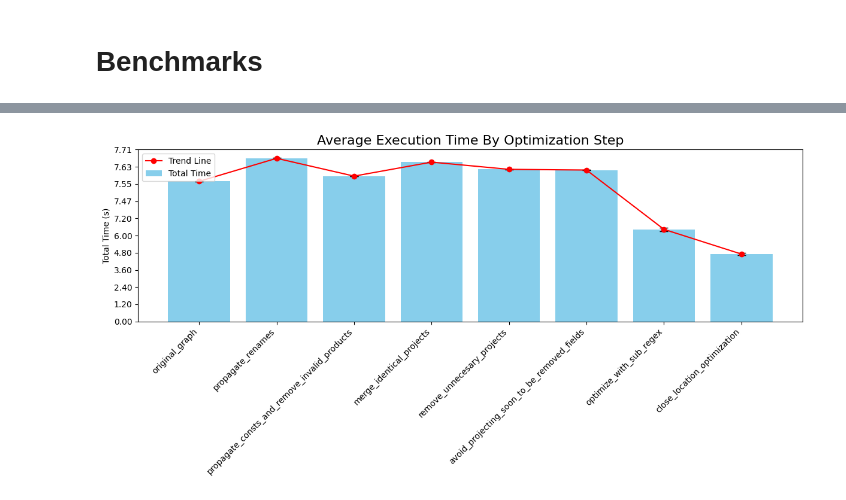
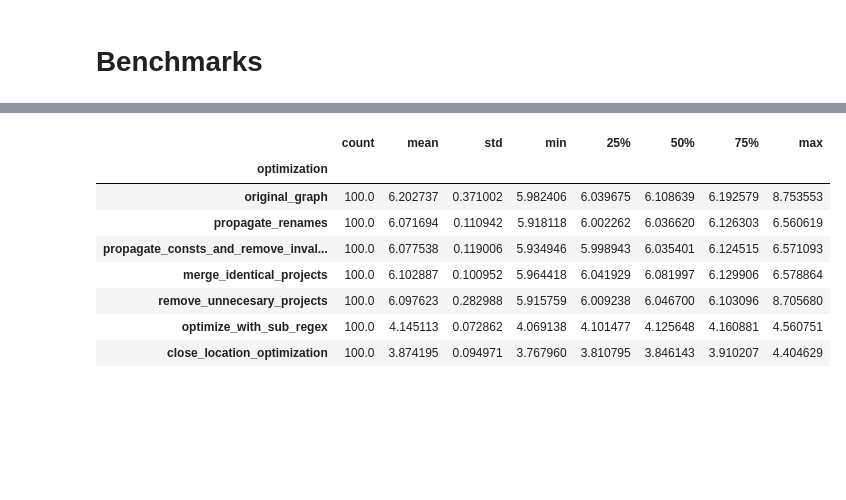
Before and after one commit to DeanLight/graph_rewrite, a Jupyter notebook: tutorials/00_engine.ipynb, the cells around one changed output, grey strips where cells are left out. Saved outputs shown, nothing was run; the diff lists cells and outputs as text; code cells hidden in the pictures; blank space fills up the shorter version.

```diff
--- a/tutorials/00_engine.ipynb
+++ b/tutorials/00_engine.ipynb
@@ -680,7 +721,7 @@ def profile_optimizations(graph,before_opts,after_opts, benchmark=False):
 
         a_res, a_profile_data = compute_node(optimized_graph, optimized_root)
 
-        assert b_res.sort_values('sms_id', inplace=True) == a_res.sort_values('sms_id', inplace=True)
+        assert a_res.sort_values('sms_id').reset_index(drop=True).equals(b_res.sort_values('sms_id').reset_index(drop=True))
 
         print('unoptimized:')
         print(pd.DataFrame(b_profile_data).T)
@@ -693,7 +734,8 @@ def profile_optimizations(graph,before_opts,after_opts, benchmark=False):
     # If benchmark=True, process each optimization step-by-step
     current_graph = graph
     optimization_dfs = []
-    after_opts.append(None)  # Add a dummy optimization to get the original graph
+    opt_names = ['original_graph'] + [opt.__name__ for opt in after_opts]
+    after_opts.append(after_opts[-1])  # Add a dummy optimization to get the original graph
     for i, opt in enumerate(after_opts):
         # Apply the next optimization
         current_root = get_source_nodes(current_graph)[0]
@@ -709,11 +751,12 @@ def profile_optimizations(graph,before_opts,after_opts, benchmark=False):
 
 
     # Combine all data into a single DataFrame
+    return optimization_dfs
     combined_df = pd.concat(optimization_dfs).reset_index()
     combined_df.rename(columns={'index': 'operation'}, inplace=True)
 
-    # Plot the results
-    boxplot(combined_df)
+    data = df[df['operation'] == 'total_time'].groupby('optimization')['total_time'].describe().reindex(opt_names)
+    plot(data)
     return combined_df
 # %% [markdown]
 # Relational Optimizations
@@ -1100,42 +1112,0 @@ data
-# %%
-optimizations = data.index
-means = data['mean']
-stds = data['std']
-
-def custom_transform(y):
-    if y > 7.4:
-        return 15 * (y - 7.4) + 7.4  # Stretch values above 7.4
-    return y  # Keep values below 7.4 unchanged
-
-def inverse_transform(y):
-    if y > 7.4:
-        return (y - 7.4) / 15 + 7.4
-    return y
-
-# Apply the custom transformation to the y-values
-transformed_means = [custom_transform(y) for y in means]
-transformed_stds = [std / (15 if mean > 7.4 else 1) for std, mean in zip(stds, means)]
-
-# Create the plot
-fig, ax = plt.subplots(figsize=(12, 6))
-
-# Bar chart with transformed data
-ax.bar(optimizations, transformed_means, yerr=transformed_stds, capsize=5, color='skyblue', label="Total Time")
-
-# Trend line with transformed data
-ax.plot(optimizations, transformed_means, marker='o', color='red', linestyle='-', label="Trend Line")
-
-# Apply the custom ticks
-ax.set_yticks(np.linspace(0, 12, 11))  # Adjust tick intervals as needed
-ax.set_yticklabels([f"{inverse_transform(y):.2f}" for y in np.linspace(0, 12, 11)])
-
-# Add labels, title, and legend
-plt.title("Average Execution Time By Optimization Step", fontsize=16)
-plt.ylabel("Total Time (s)")
-plt.xticks(rotation=45, ha='right')
-plt.legend(loc='upper left')
-
-# Show the plot
-plt.tight_layout()
-# %% [output]
-[figure, removed]
@@ -1141,0 +1116,18 @@ plt.tight_layout()
+# %%
+#concat all the dataframes
+combined_df = pd.concat(df).reset_index()
+combined_df.rename(columns={'index': 'operation'}, inplace=True)
+
+data = combined_df[combined_df['operation'] == 'total_time'].groupby('optimization')['total_time'].describe()
+data = data.reindex(['original_graph']+[opt.__name__ for opt in optimization_list])
+data
+# %% [output]
+|  | count | mean | std | min | 25% | 50% | 75% | max |
+| optimization |  |  |  |  |  |  |  |  |
+| original_graph | 100.0 | 6.202737 | 0.371002 | 5.982406 | 6.039675 | 6.108639 | 6.192579 | 8.753553 |
+| propagate_renames | 100.0 | 6.071694 | 0.110942 | 5.918118 | 6.002262 | 6.036620 | 6.126303 | 6.560619 |
+| propagate_consts_and_remove_inval... | 100.0 | 6.077538 | 0.119006 | 5.934946 | 5.998943 | 6.035401 | 6.124515 | 6.571093 |
+| merge_identical_projects | 100.0 | 6.102887 | 0.100952 | 5.964418 | 6.041929 | 6.081997 | 6.129906 | 6.578864 |
+| remove_unnecesary_projects | 100.0 | 6.097623 | 0.282988 | 5.915759 | 6.009238 | 6.046700 | 6.103096 | 8.705680 |
+| optimize_with_sub_regex | 100.0 | 4.145113 | 0.072862 | 4.069138 | 4.101477 | 4.125648 | 4.160881 | 4.560751 |
+| close_location_optimization | 100.0 | 3.874195 | 0.094971 | 3.767960 | 3.810795 | 3.846143 | 3.910207 | 4.404629 |
```
Also changed, not shown: parts of 19 cells of this notebook, 1 other file.
